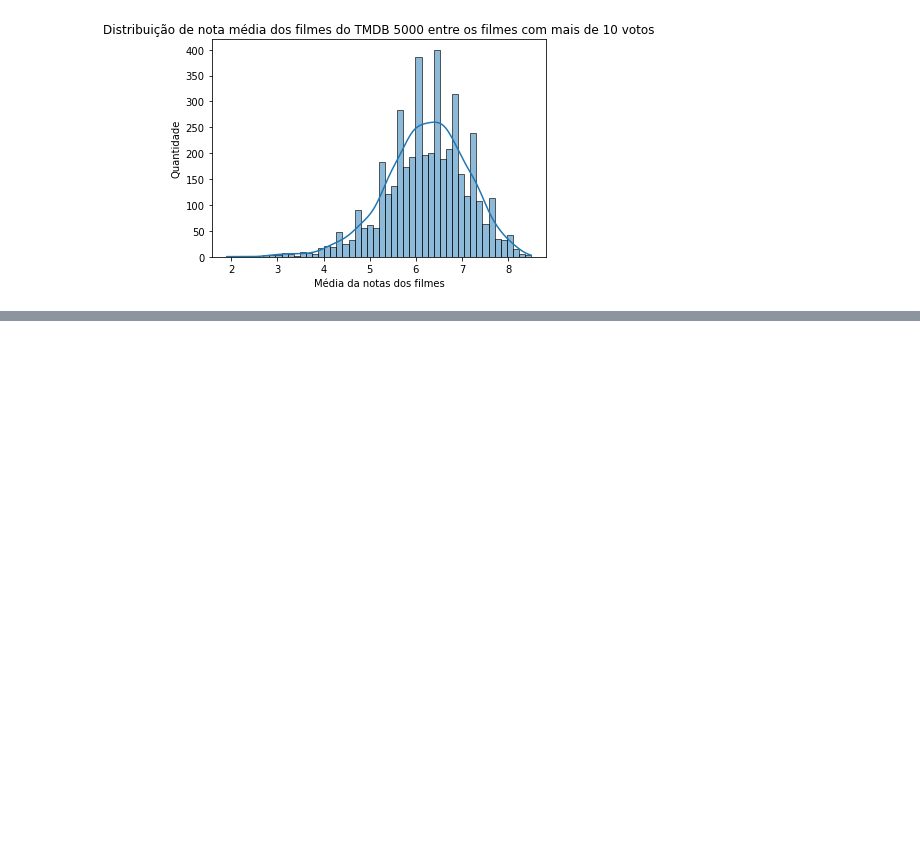
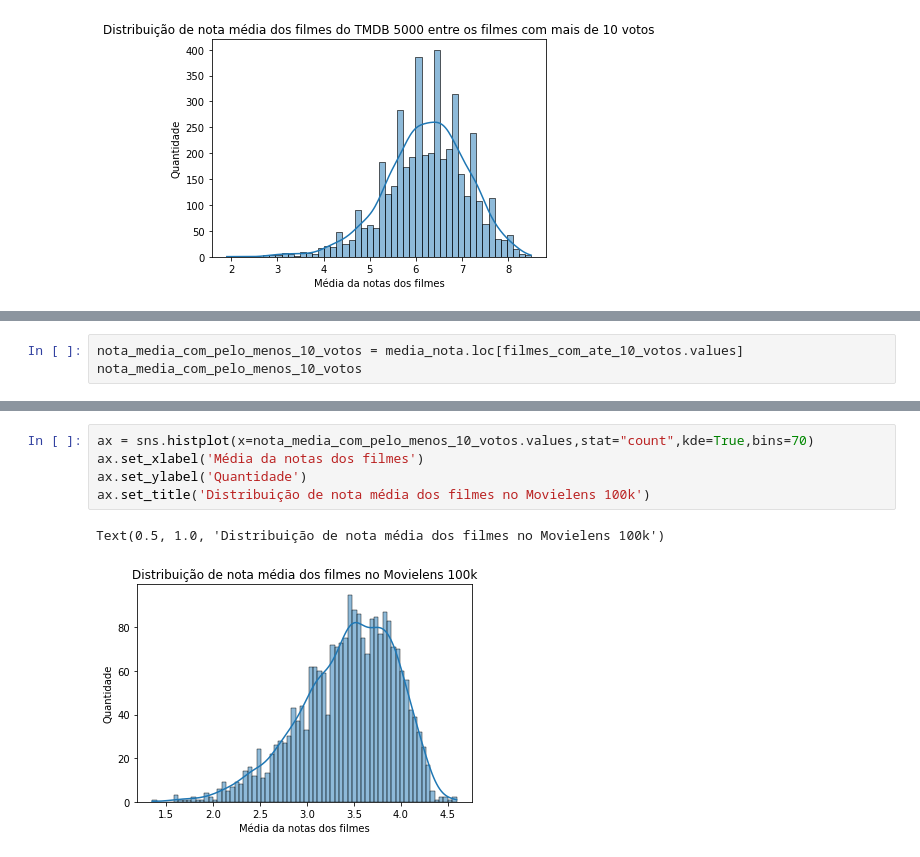
Before and after one commit to ziggy-data/Analise-IMDB, a Jupyter notebook: introducao-testes.ipynb, the cells around one changed output, grey strips where cells are left out. Drawn from its saved outputs; the diff is of its cells as text; blank space fills up the shorter version.

```diff
--- a/introducao-testes.ipynb
+++ b/introducao-testes.ipynb
@@ -90,0 +140,3 @@ Text(0.5, 1.0, 'Distribuição de nota média dos filmes do TMDB 5000 entre os f
+# %%
+nota_media_com_pelo_menos_10_votos = media_nota.loc[filmes_com_ate_10_votos.values]
+nota_media_com_pelo_menos_10_votos
@@ -90,0 +157,8 @@ Text(0.5, 1.0, 'Distribuição de nota média dos filmes do TMDB 5000 entre os f
+# %%
+ax = sns.histplot(x=nota_media_com_pelo_menos_10_votos.values,stat="count",kde=True,bins=70)
+ax.set_xlabel('Média da notas dos filmes')
+ax.set_ylabel('Quantidade')
+ax.set_title('Distribuição de nota média dos filmes no Movielens 100k')
+# %% [output]
+Text(0.5, 1.0, 'Distribuição de nota média dos filmes no Movielens 100k')
+[figure, added]
```
Also changed, not shown: parts of 39 cells of this notebook.
